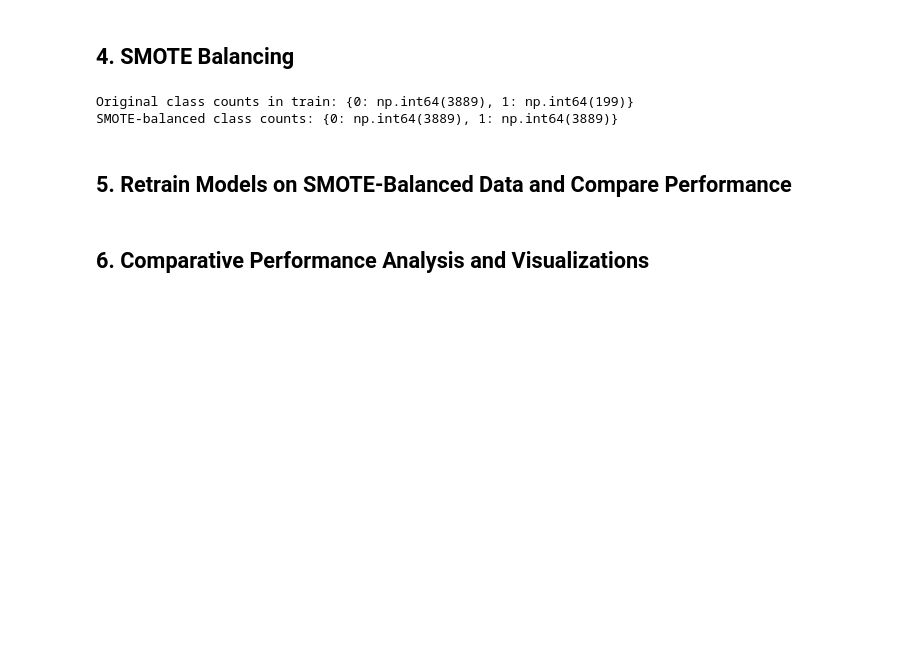
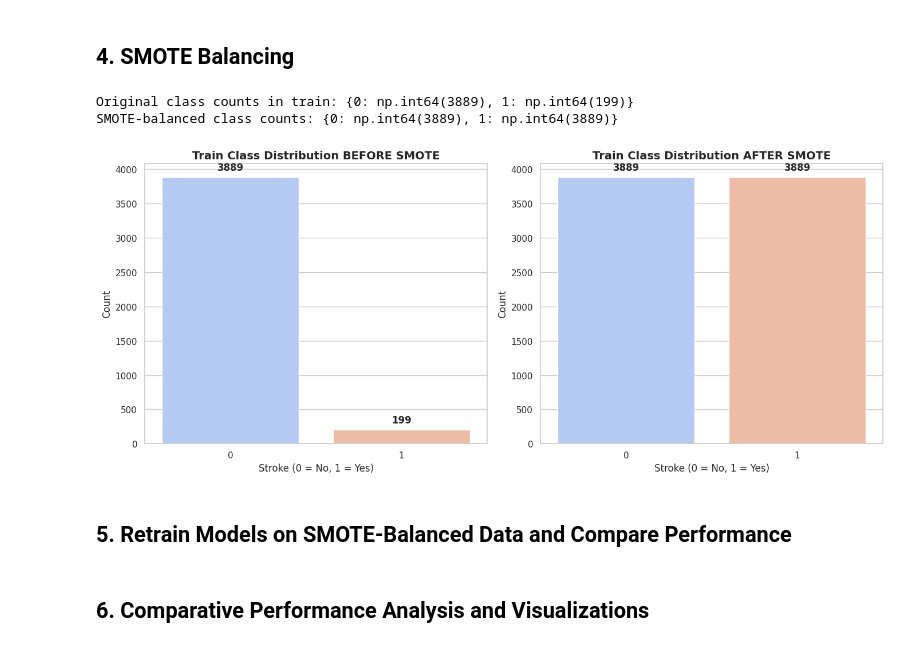
Before and after one commit to MindfulTechie-06/Ai-MoodJournal, a Jupyter notebook: Stroke_Risk_Prediction_using_Machine_Learning_&_ANNs_with_SMOTE.ipynb, the cells around one changed output. Saved outputs shown, nothing was run; the diff lists cells and outputs as text; code cells hidden in the pictures; blank space fills up the shorter version.

Commit message:
feat: add SMOTE balancing and ML performance visualizations

```diff
--- a/Stroke_Risk_Prediction_using_Machine_Learning_&_ANNs_with_SMOTE.ipynb
+++ b/Stroke_Risk_Prediction_using_Machine_Learning_&_ANNs_with_SMOTE.ipynb
@@ -279,6 +279,85 @@ print(f"SMOTE-balanced class counts: {dict(pd.Series(y_train_smote).value_counts
 # %% [output]
 Original class counts in train: {0: np.int64(3889), 1: np.int64(199)}
 SMOTE-balanced class counts: {0: np.int64(3889), 1: np.int64(3889)}
+# %%
+import matplotlib.pyplot as plt
+import seaborn as sns
+import pandas as pd
+import glob
+import os
+from sklearn.model_selection import train_test_split
+from sklearn.preprocessing import StandardScaler, OneHotEncoder
+from sklearn.compose import ColumnTransformer
+from sklearn.pipeline import Pipeline
+from sklearn.impute import SimpleImputer
+from imblearn.over_sampling import SMOTE
+
+# Safely load df if missing due to a kernel reset
+if 'df' not in locals() and 'df' not in globals():
+    print("Warning: Dataset 'df' is missing from memory. Searching /content directory...")
+    files_in_dir = glob.glob("/content/*.csv") + glob.glob("/content/*.xlsx") + glob.glob("/content/*.xls")
+    # Exclude output/results csv if present
+    files_in_dir = [f for f in files_in_dir if "performance_comparison" not in f and "metric_improvements" not in f]
+    if files_in_dir:
+        target_file = files_in_dir[0]
+        print(f"Found dataset file: {target_file}. Re-loading into df...")
+        if target_file.endswith('.csv'):
+            df = pd.read_csv(target_file)
+        else:
+            df = pd.read_excel(target_file)
+    else:
+        raise ValueError("No dataset file found in /content. Please run the dataset upload cell first.")
+
+# Ensure y_train and y_train_smote are loaded or defined
+if 'y_train' not in locals() and 'y_train' not in globals():
+    print("Warning: Training variables are not found in workspace. Re-running the train-test split and SMOTE...")
+    target_candidates = [col for col in df.columns if col.lower() in ['stroke', 'target', 'class']]
+    target_col = target_candidates[0] if target_candidates else 'stroke'
+    X = df.drop(columns=[target_col])
+    y = df[target_col]
+
+    X_train_raw, X_test_raw, y_train, y_test = train_test_split(X, y, test_size=0.20, stratify=y, random_state=42)
+    num_cols = X_train_raw.select_dtypes(include=['int64', 'float64']).columns.tolist()
+    cat_cols = X_train_raw.select_dtypes(include=['object', 'category', 'bool']).columns.tolist()
+    transformers = []
+    if num_cols:
+        transformers.append(('num', Pipeline([('imputer', SimpleImputer(strategy='median')), ('scaler', StandardScaler())]), num_cols))
+    if cat_cols:
+        transformers.append(('cat', Pipeline([('imputer', SimpleImputer(strategy='most_frequent')), ('onehot', OneHotEncoder(handle_unknown='ignore', sparse_output=False))]), cat_cols))
+    preprocessor = ColumnTransformer(transformers=transformers)
+    X_train_pre = preprocessor.fit_transform(X_train_raw)
+    X_test = preprocessor.transform(X_test_raw)
+
+    minority_count = (y_train == 1).sum()
+    k_neighbors = min(5, max(1, minority_count - 1))
+    smote = SMOTE(k_neighbors=k_neighbors, random_state=42)
+    X_train_smote, y_train_smote = smote.fit_resample(X_train_pre, y_train)
+
+fig, axes = plt.subplots(1, 2, figsize=(14, 6))
+
+# Before SMOTE
+sns.countplot(x=y_train, ax=axes[0], hue=y_train, legend=False, palette='coolwarm')
+axes[0].set_title("Train Class Distribution BEFORE SMOTE", fontsize=14, fontweight='bold')
+axes[0].set_xlabel("Stroke (0 = No, 1 = Yes)")
+axes[0].set_ylabel("Count")
+for p in axes[0].patches:
+    height = p.get_height()
+    axes[0].text(p.get_x() + p.get_width()/2., height + 100, f"{int(height)}", ha="center", fontweight='bold')
+
+# After SMOTE
+sns.countplot(x=y_train_smote, ax=axes[1], hue=y_train_smote, legend=False, palette='coolwarm')
+axes[1].set_title("Train Class Distribution AFTER SMOTE", fontsize=14, fontweight='bold')
+axes[1].set_xlabel("Stroke (0 = No, 1 = Yes)")
+axes[1].set_ylabel("Count")
+for p in axes[1].patches:
+    height = p.get_height()
+    axes[1].text(p.get_x() + p.get_width()/2., height + 100, f"{int(height)}", ha="center", fontweight='bold')
+
+plt.tight_layout()
+plt.savefig('smote_before_after_distribution.png', dpi=300)
+plt.show()
+# %% [output]
+[figure, added]
 # %% [markdown]
 ## 5. Retrain Models on SMOTE-Balanced Data and Compare Performance
 # %%
```
Also changed, not shown: parts of 6 cells of this notebook.
